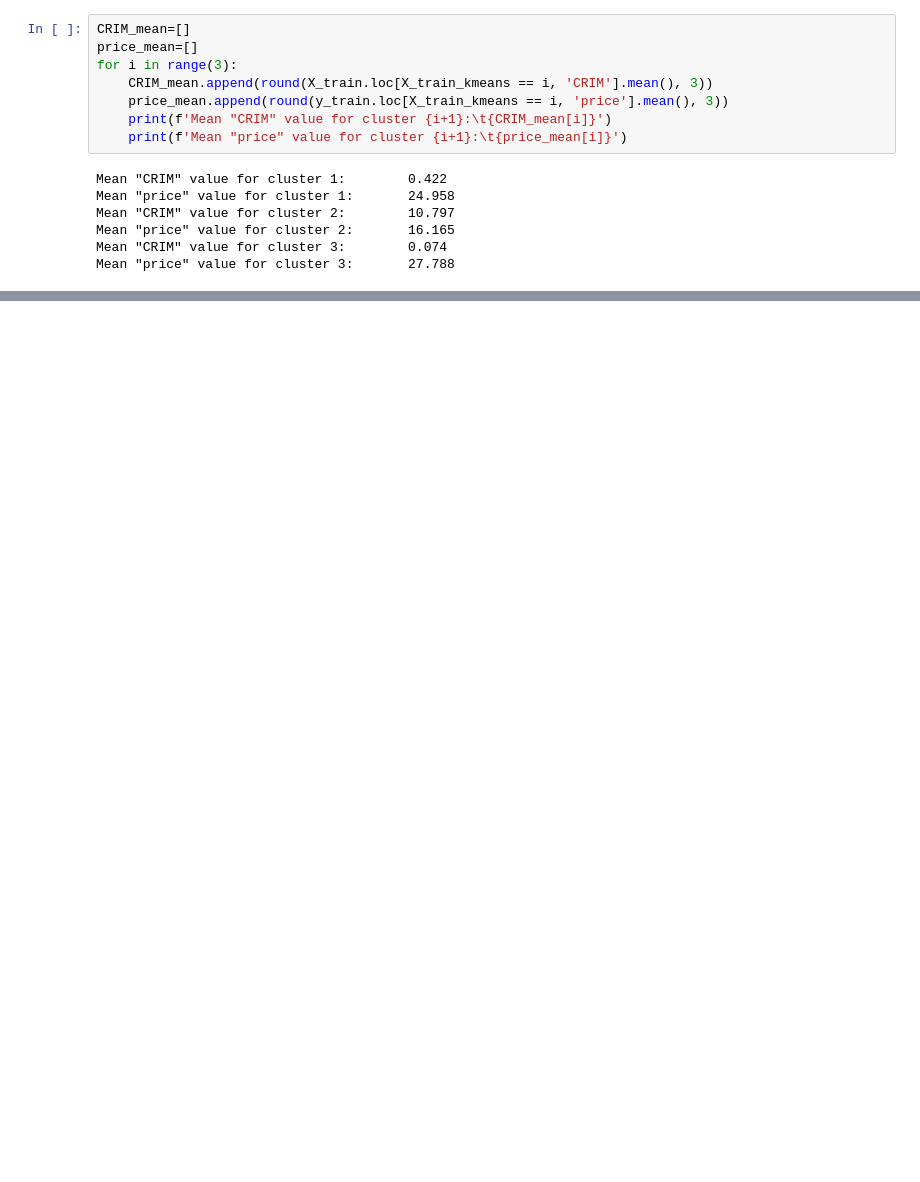
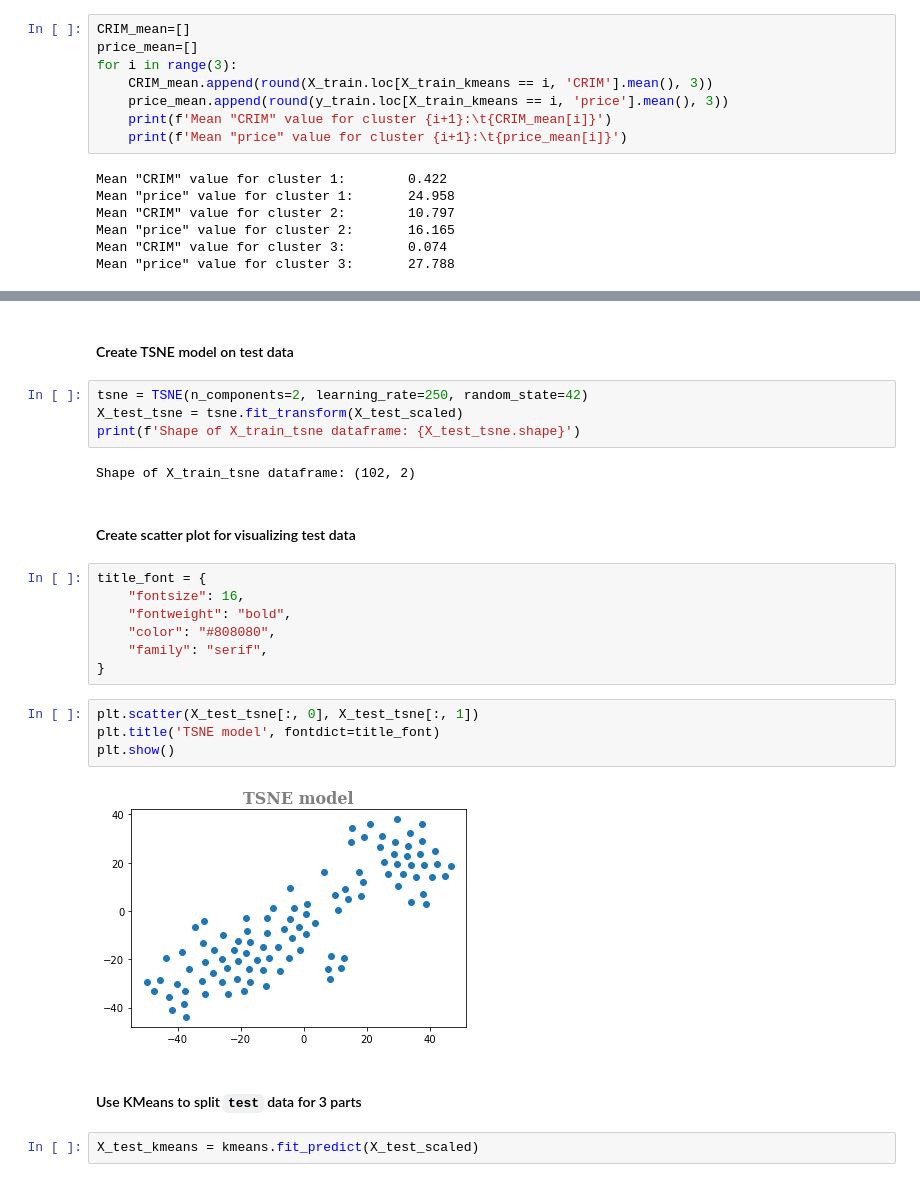
Before and after one commit to AntonyVasilev/Libs_for_DS, a Jupyter notebook: sklearn_unsupervised/scikit_learn_unsupervised.ipynb, the cells around one changed output, grey strips where cells are left out. Saved outputs shown, nothing was run; the diff lists cells and outputs as text; blank space fills up the shorter version.

```diff
--- a/sklearn_unsupervised/scikit_learn_unsupervised.ipynb
+++ b/sklearn_unsupervised/scikit_learn_unsupervised.ipynb
@@ -189,0 +195,27 @@ Mean "price" value for cluster 3:       27.788
+# %% [markdown]
+#### Create TSNE model on test data
+# %%
+tsne = TSNE(n_components=2, learning_rate=250, random_state=42)
+X_test_tsne = tsne.fit_transform(X_test_scaled)
+print(f'Shape of X_train_tsne dataframe: {X_test_tsne.shape}')
+# %% [output]
+Shape of X_train_tsne dataframe: (102, 2)
+# %% [markdown]
+#### Create scatter plot for visualizing test data
+# %%
+title_font = {
+    "fontsize": 16,
+    "fontweight": "bold",
+    "color": "#808080",
+    "family": "serif",
+}
+# %%
+plt.scatter(X_test_tsne[:, 0], X_test_tsne[:, 1])
+plt.title('TSNE model', fontdict=title_font)
+plt.show()
+# %% [output]
+[figure, added]
+# %% [markdown]
+#### Use KMeans to split `test` data for 3 parts
+# %%
+X_test_kmeans = kmeans.fit_predict(X_test_scaled)
```
Also changed, not shown: parts of 14 cells of this notebook.
